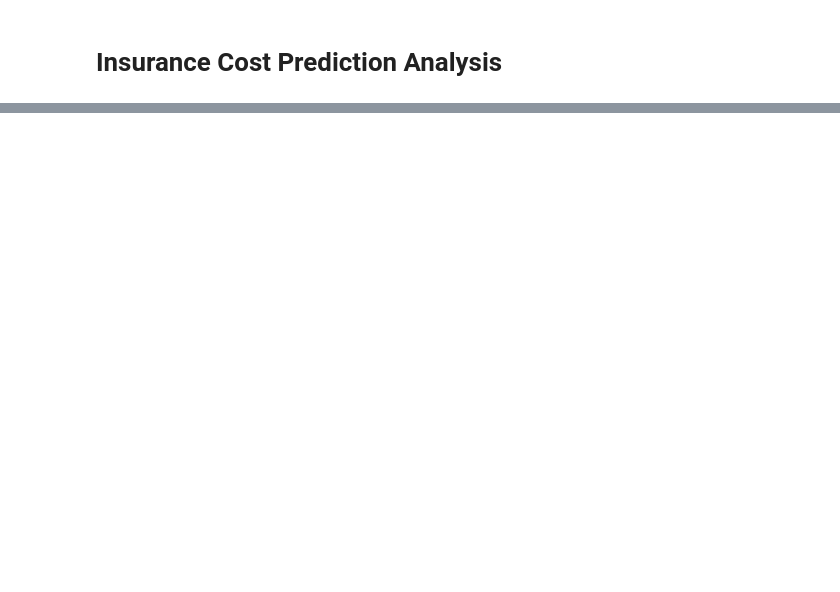
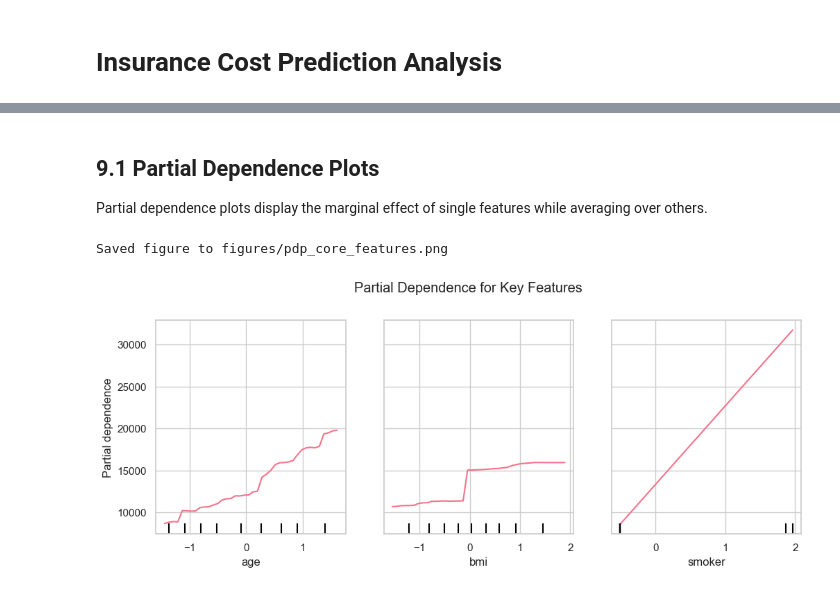
Before and after one commit to zheyuanlai/mini-hackathon, a Jupyter notebook: insurance_analysis.ipynb, the cells around one changed output, grey strips where cells are left out. Saved outputs shown, nothing was run; the diff lists cells and outputs as text; code cells hidden in the pictures; blank space fills up the shorter version.

```diff
--- a/insurance_analysis.ipynb
+++ b/insurance_analysis.ipynb
@@ -284,0 +448,23 @@ Fairness concerns: Higher charges for smokers and older age are expected, but ch
+# %% [markdown]
+## 9.1 Partial Dependence Plots
+
+Partial dependence plots display the marginal effect of single features while averaging over others.
+# %%
+feature_to_index = {name: idx for idx, name in enumerate(feature_names)}
+pdp_features = [feature_to_index[name] for name in ["age", "bmi", "smoker"]]
+
+fig, ax = plt.subplots(figsize=(12, 4))
+PartialDependenceDisplay.from_estimator(
+    rf_best,
+    X_test_scaled,
+    features=pdp_features,
+    feature_names=feature_names,
+    ax=ax,
+    grid_resolution=40
+)
+fig.suptitle("Partial Dependence for Key Features", y=1.02)
+savefig("pdp_core_features.png")
+plt.show()
+# %% [output]
+Saved figure to figures/pdp_core_features.png
+[figure, added]
```
Also changed, not shown: parts of 50 cells of this notebook, 17 other files.
